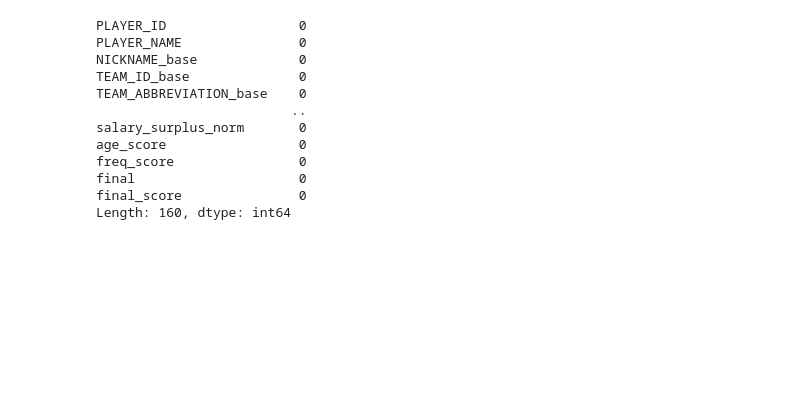
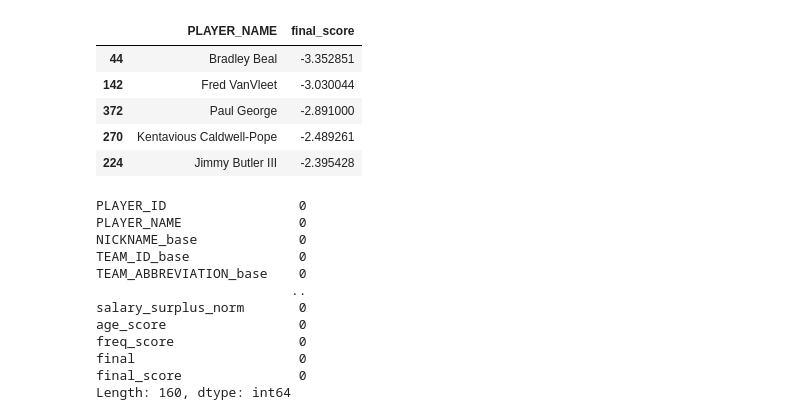
Before and after one commit to jack-joy/ML1_Project, a Jupyter notebook: MLP_Test.ipynb, the cells around one changed output. Cells and saved outputs as stored; diff of their text form; code cells hidden in the pictures; blank space fills up the shorter version.

```diff
--- a/MLP_Test.ipynb
+++ b/MLP_Test.ipynb
@@ -129,6 +129,17 @@ df_test.head()
 | 2 | 1630174.0 | Aaron Nesmith | Aaron | 1.610613e+09 | IND | 25.0 | 45.0 | 29.0 | ... |
 | 3 | 1630598.0 | Aaron Wiggins | Aaron | 1.610613e+09 | OKC | 26.0 | 76.0 | 62.0 | ... |
 | 4 | 1641737.0 | Adem Bona | Adem | 1.610613e+09 | PHI | 22.0 | 58.0 | 12.0 | ... |
+# %%
+df_test[['PLAYER_NAME', 'final_score']] \
+    .sort_values('final_score', ascending=True) \
+    .head(5)
+# %% [output]
+|  | PLAYER_NAME | final_score |
+| 44 | Bradley Beal | -3.352851 |
+| 142 | Fred VanVleet | -3.030044 |
+| 372 | Paul George | -2.891000 |
+| 270 | Kentavious Caldwell-Pope | -2.489261 |
+| 224 | Jimmy Butler III | -2.395428 |
 # %%
 df_test.isna().sum()
 # %% [output]
```
Also changed, not shown: 1 other file.
